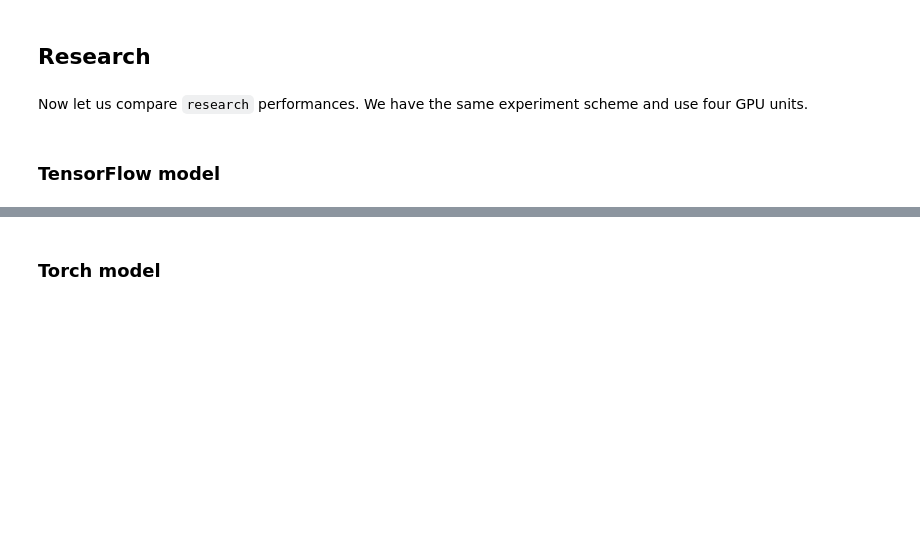
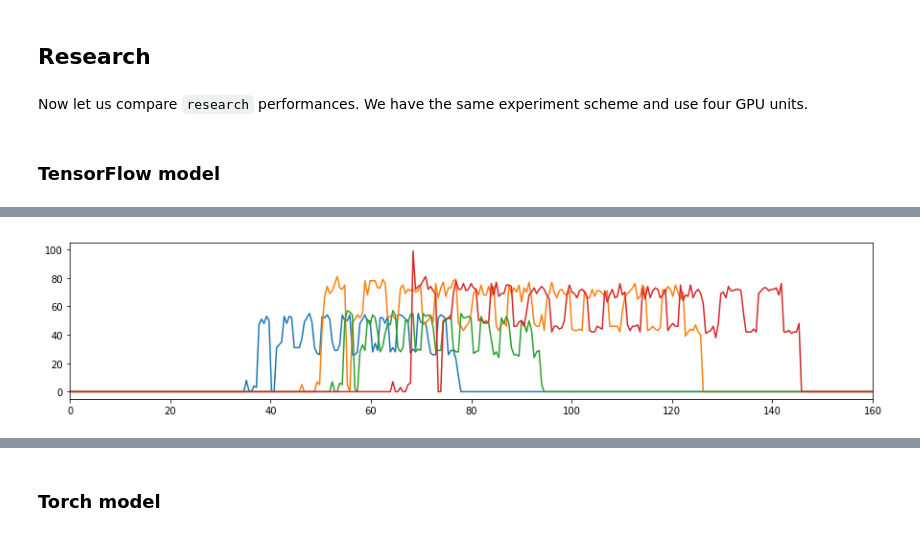
Before and after one commit to analysiscenter/batchflow, a Jupyter notebook: examples/experiments/profiling/profiling.ipynb, the cells around one changed output, grey strips where cells are left out. Drawn from its saved outputs; the diff is of its cells as text; code cells hidden in the pictures; blank space fills up the shorter version.

```diff
--- a/examples/experiments/profiling/profiling.ipynb
+++ b/examples/experiments/profiling/profiling.ipynb
@@ -30,6 +30,43 @@ Firstly, we comapre `torch` and `tf` versions of `VGG16`. Train them on `MNIST`.
 Now let us compare `research` performances. We have the same experiment scheme and use four GPU units.
 # %% [markdown]
 ### TensorFlow model
+# %%
+import numpy as np
+from multiprocessing import Process, Queue
+import time
+import matplotlib.pyplot as plt
+
+import nvidia_smi
+
+gpu_list = [2, 4, 5, 6]
+
+def get_utilization(gpu_list):
+    nvidia_smi.nvmlInit()
+    handle = [nvidia_smi.nvmlDeviceGetHandleByIndex(i) for i in gpu_list]
+    res = [nvidia_smi.nvmlDeviceGetUtilizationRates(item) for item in handle]
+    return time.time(), [item.gpu for item in res]
+
+def gpu_stat(gpu_list, forward, back):
+    res = []
+    while forward.empty():
+        time.sleep(0.5)
+        res.append(get_utilization(gpu_list))
+    back.put(res)
+
+def plot(res, gpu_list):
+    times = np.array([item[0] for item in res])
+    times = times - times[0]
+    utilization = np.array([[item[1][j] for item in res] for j in range(len(gpu_list))])
+    plt.figure(figsize=(15, 3))
+    _ = [plt.plot(times, utilization[i]) for i in range(len(gpu_list))]
+    plt.xlim(0, 160)
+    plt.show()
+# %%
+forward = Queue()
+back = Queue()
+
+p = Process(target=gpu_stat, args=(gpu_list, forward, back))
+p.start()
 # %%
 %%timeit
 
@@ -46,0 +84,6 @@ Research my_research_7 is starting...
+# %%
+forward.put('stop')
+tf_res = back.get()
+plot(tf_res, gpu_list)
+# %% [output]
+[figure, added]
```
Also changed, not shown: parts of 11 cells of this notebook, 3 other files.
